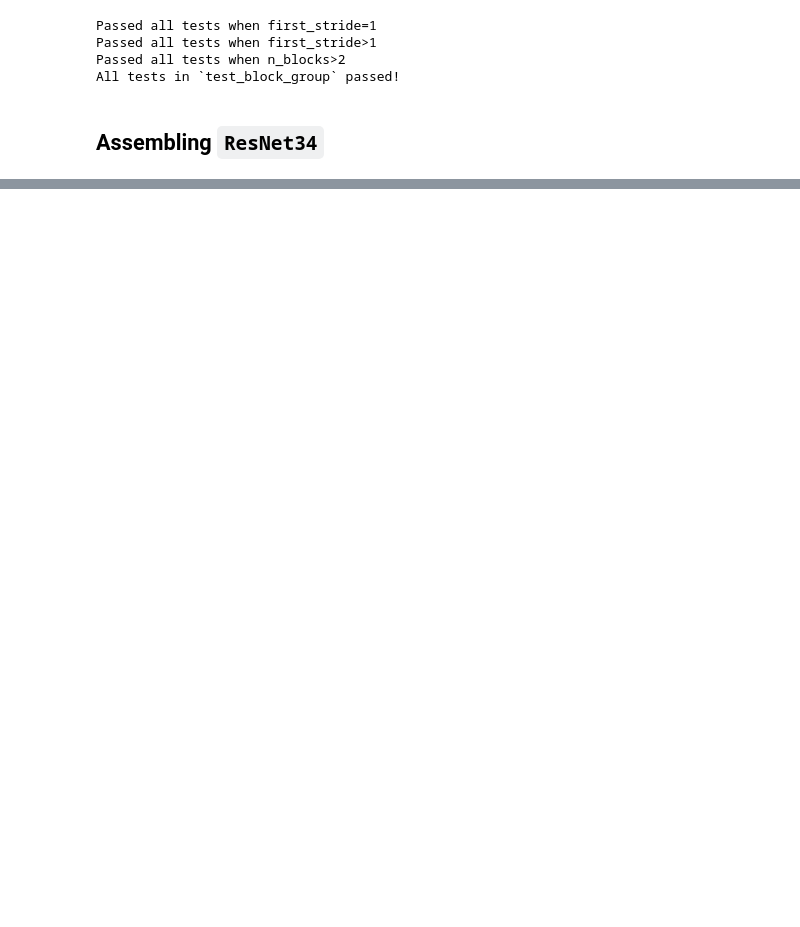
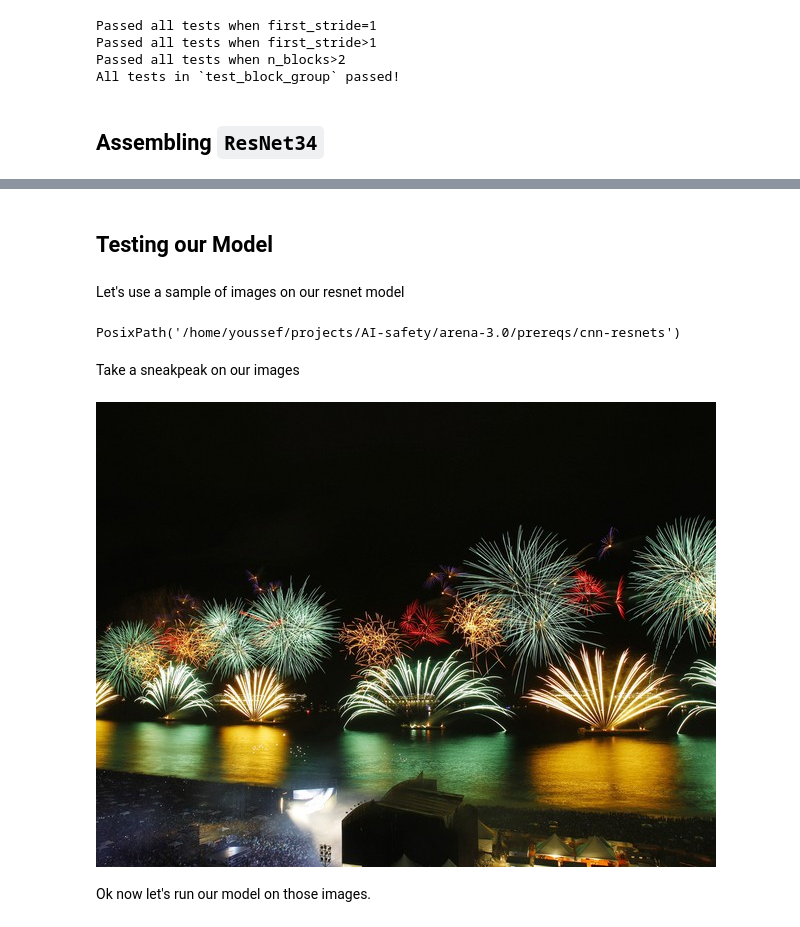
Before and after one commit to youssefokeil/arena-3.0, a Jupyter notebook: prereqs/cnn-resnets/cnns_resnets.ipynb, the cells around one changed output, grey strips where cells are left out. Cells and saved outputs as stored; diff of their text form; code cells hidden in the pictures; blank space fills up the shorter version.

```diff
--- a/prereqs/cnn-resnets/cnns_resnets.ipynb
+++ b/prereqs/cnn-resnets/cnns_resnets.ipynb
@@ -801,0 +854,49 @@ NameError: name 'my_resnet' is not defined
+# %% [markdown]
+## Testing our Model
+# %% [markdown]
+Let's use a sample of images on our resnet model
+# %%
+Path.cwd()
+# %% [output]
+PosixPath('/home/youssef/projects/AI-safety/arena-3.0/prereqs/cnn-resnets')
+# %%
+IMAGE_FILENAMES = [
+    "chimpanzee.jpg",
+    "golden_retriever.jpg",
+    "platypus.jpg",
+    "frogs.jpg",
+    "fireworks.jpg",
+    "astronaut.jpg",
+    "iguana.jpg",
+    "volcano.jpg",
+    "goofy.jpg",
+    "dragonfly.jpg",
+]
+
+IMAGE_FOLDER =  Path("resnet_inputs")
+
+images = [Image.open(IMAGE_FOLDER / filename) for filename in IMAGE_FILENAMES]
+
+
+IMAGE_SIZE = 224
+IMAGENET_MEAN = [0.485, 0.456, 0.406]
+IMAGENET_STD = [0.229, 0.224, 0.225]
+
+IMAGENET_TRANSFORM = transforms.Compose(
+    [
+        transforms.ToTensor(),
+        transforms.Resize((IMAGE_SIZE, IMAGE_SIZE)),
+        transforms.Normalize(mean=IMAGENET_MEAN, std=IMAGENET_STD),
+    ]
+)
+
+prepared_images = t.stack([IMAGENET_TRANSFORM(img) for img in images], dim=0).to(device)
+assert prepared_images.shape == (len(images), 3, IMAGE_SIZE, IMAGE_SIZE)
+# %% [markdown]
+Take a sneakpeak on our images
+# %%
+images[4]
+# %% [output]
+[figure, added]
+# %% [markdown]
+Ok now let's run our model on those images.
```
Also changed, not shown: parts of 11 cells of this notebook, 12 other files.
